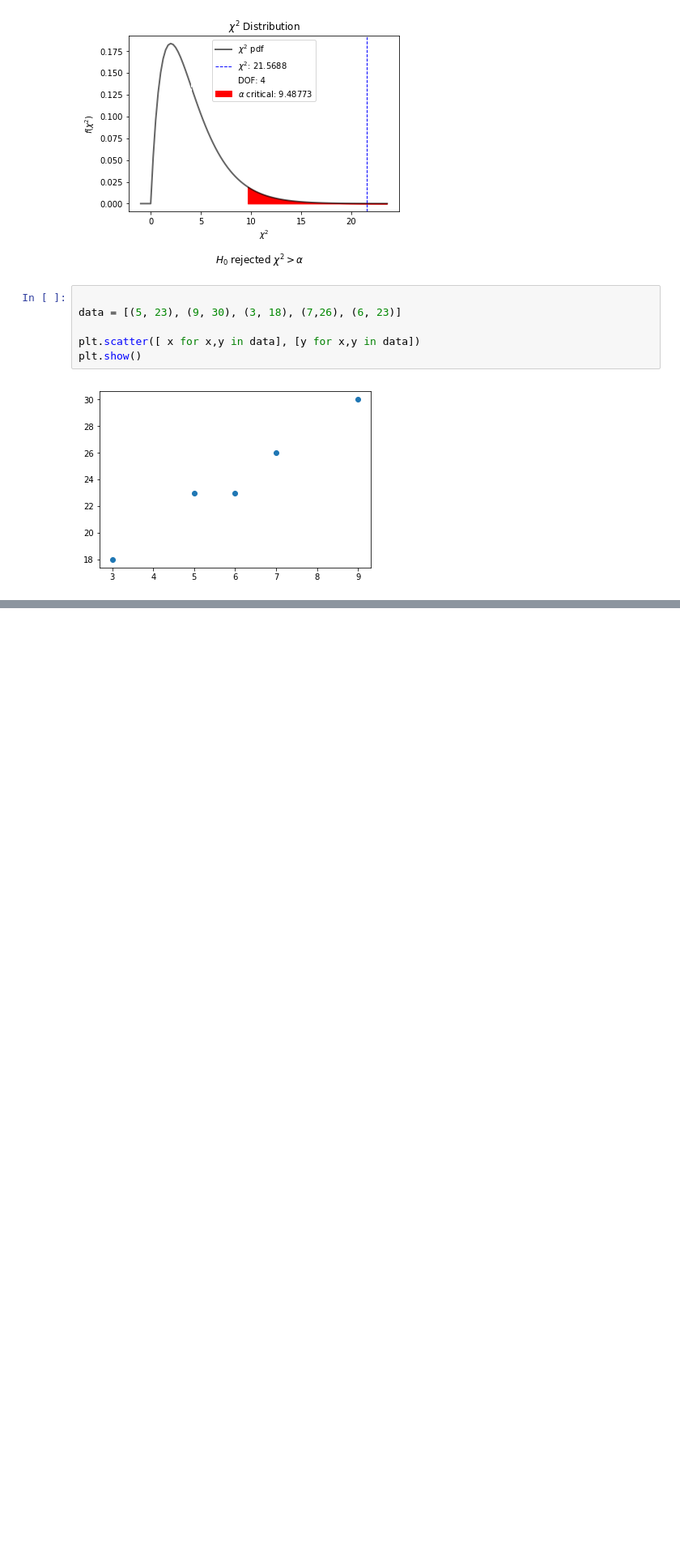
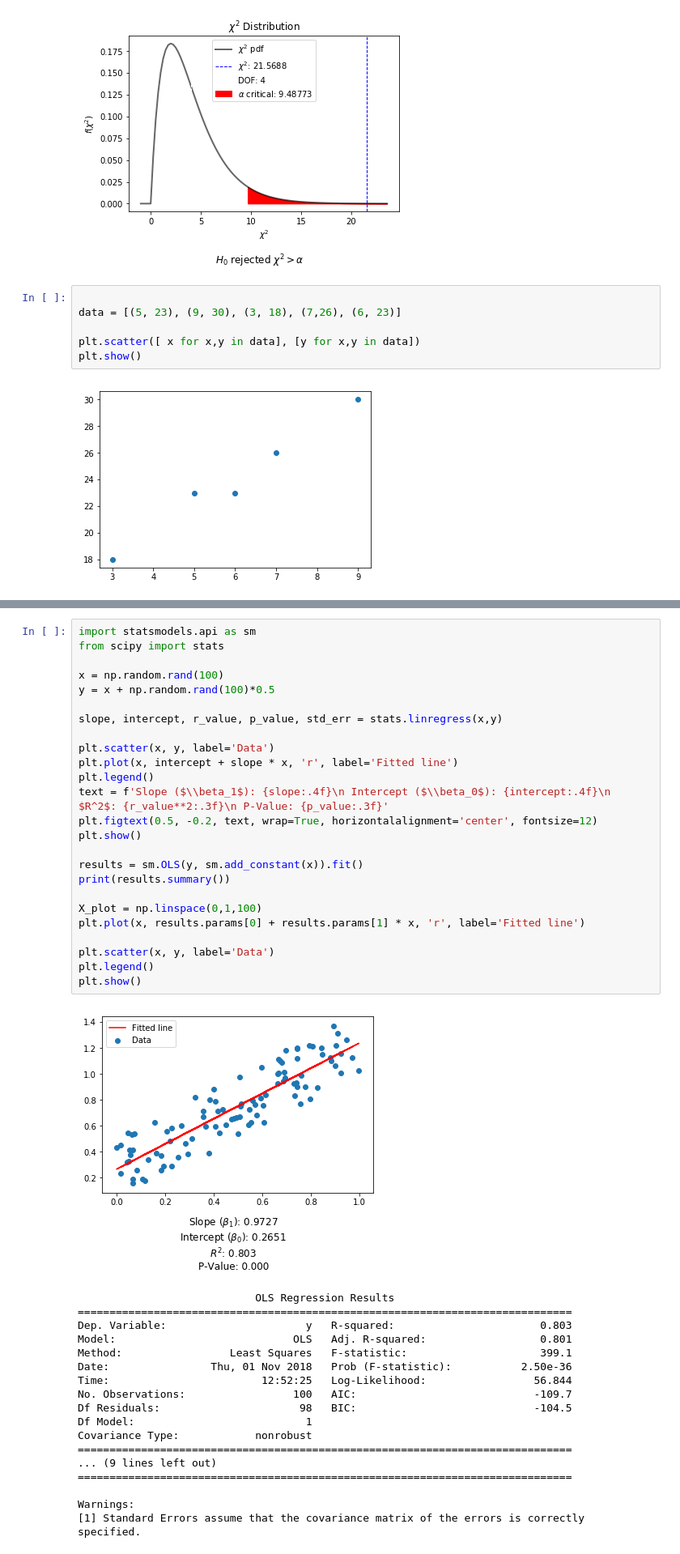
Before and after one commit to camburn/statistics, a Jupyter notebook: notebooks/Formula Implementations.ipynb, the cells around one changed output, grey strips where cells are left out. Shown at 81% size. Drawn from its saved outputs; the diff is of its cells as text; blank space fills up the shorter version.

Commit message:
Linear regression implementation

```diff
--- a/notebooks/Formula Implementations.ipynb
+++ b/notebooks/Formula Implementations.ipynb
@@ -556,3 +559,47 @@ print(LCL, UCL)
 sample mean: 370.16
 1.96 * 15.0
 340.76000000000005 399.56
+# %%
+import statsmodels.api as sm
+from scipy import stats
+
+x = np.random.rand(100)
+y = x + np.random.rand(100)*0.5
+
+slope, intercept, r_value, p_value, std_err = stats.linregress(x,y)
+
+plt.scatter(x, y, label='Data')
+plt.plot(x, intercept + slope * x, 'r', label='Fitted line')
+plt.legend()
+text = f'Slope ($\\beta_1$): {slope:.4f}\n Intercept ($\\beta_0$): {intercept:.4f}\n $R^2$: {r_value**2:.3f}\n P-Value: {p_value:.3f}'
+plt.figtext(0.5, -0.2, text, wrap=True, horizontalalignment='center', fontsize=12)
+plt.show()
+
+results = sm.OLS(y, sm.add_constant(x)).fit()
+print(results.summary())
+
+X_plot = np.linspace(0,1,100)
+plt.plot(x, results.params[0] + results.params[1] * x, 'r', label='Fitted line')
+
+plt.scatter(x, y, label='Data')
+plt.legend()
+plt.show()
+# %% [output]
+[figure, added]
+                            OLS Regression Results
+==============================================================================
+Dep. Variable:                      y   R-squared:                       0.803
+Model:                            OLS   Adj. R-squared:                  0.801
+Method:                 Least Squares   F-statistic:                     399.1
+Date:                Thu, 01 Nov 2018   Prob (F-statistic):           2.50e-36
+Time:                        12:52:25   Log-Likelihood:                 56.844
+No. Observations:                 100   AIC:                            -109.7
+Df Residuals:                      98   BIC:                            -104.5
+Df Model:                           1
+Covariance Type:            nonrobust
+==============================================================================
+... (9 lines left out)
+==============================================================================
+
+Warnings:
+[1] Standard Errors assume that the covariance matrix of the errors is correctly specified.
```
Also changed, not shown: parts of 6 cells of this notebook, 1 other file.
